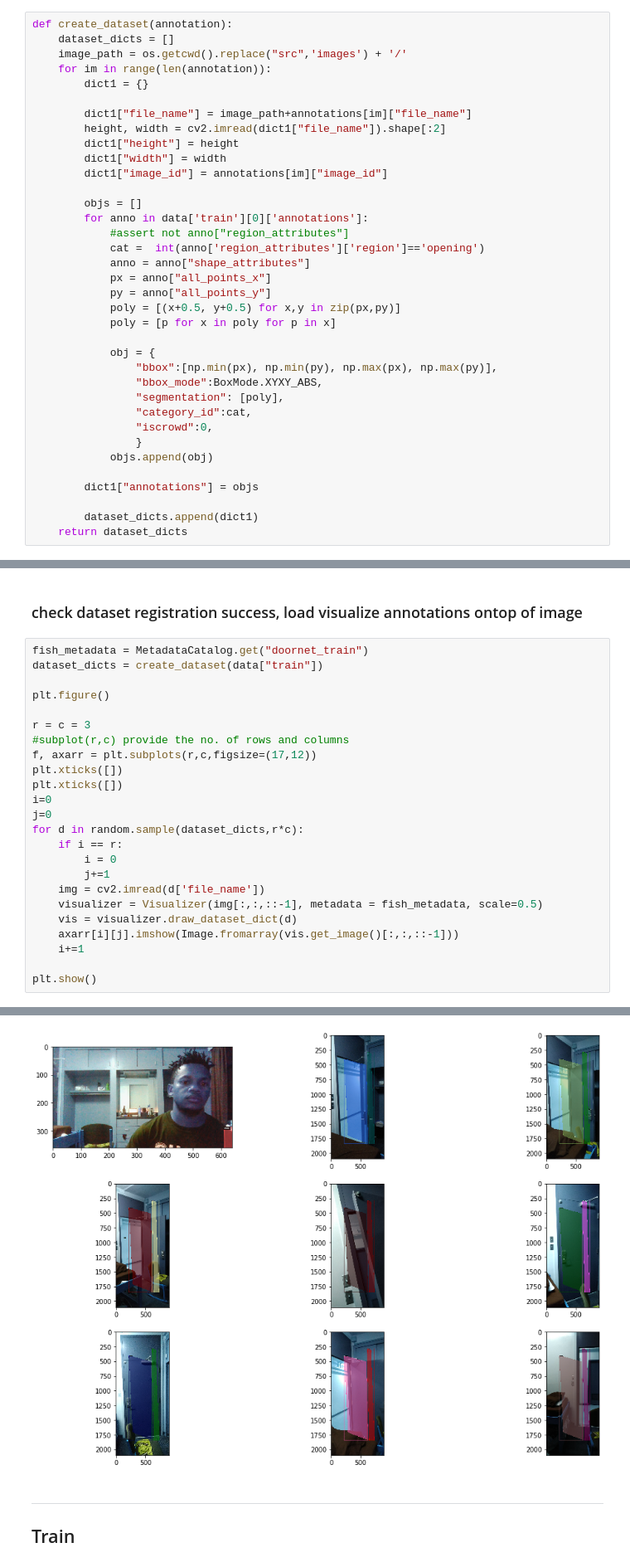
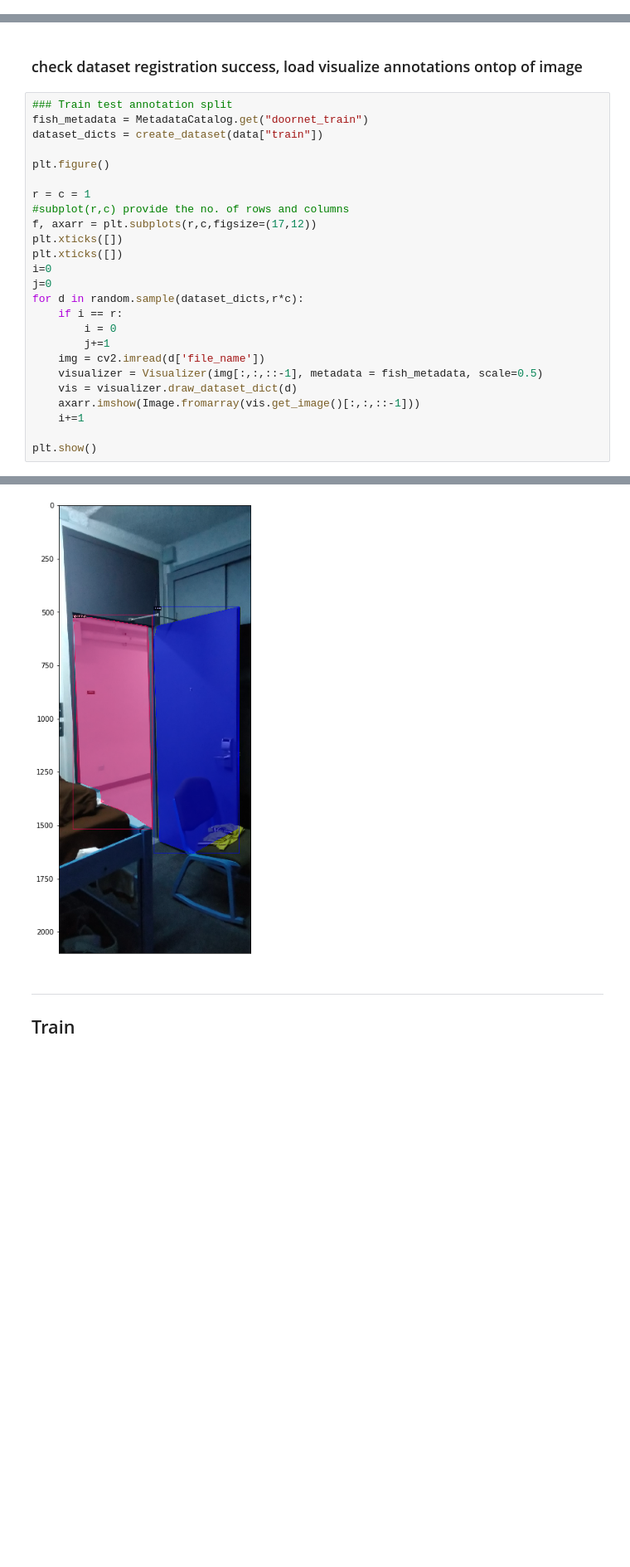
Before and after one commit to DeepsMoseli/detectron2-dormalarm, a Jupyter notebook: src/doortectron2.ipynb, the cells around one changed output, grey strips where cells are left out. Shown: that part at 83% size. Cells and saved outputs as stored; diff of their text form; blank space fills up the shorter version.

```diff
--- a/src/doortectron2.ipynb
+++ b/src/doortectron2.ipynb
@@ -72,36 +122,0 @@ first need to register a dataset in the coco formart  to work with predefined da
-# %%
-def create_dataset(annotation):
-    dataset_dicts = []
-    image_path = os.getcwd().replace("src",'images') + '/'
-    for im in range(len(annotation)):
-        dict1 = {}
-
-        dict1["file_name"] = image_path+annotations[im]["file_name"]
-        height, width = cv2.imread(dict1["file_name"]).shape[:2]
-        dict1["height"] = height
-        dict1["width"] = width
-        dict1["image_id"] = annotations[im]["image_id"]
-
-        objs = []
-        for anno in data['train'][0]['annotations']:
-            #assert not anno["region_attributes"]
-            cat =  int(anno['region_attributes']['region']=='opening')
-            anno = anno["shape_attributes"]
-            px = anno["all_points_x"]
-            py = anno["all_points_y"]
-            poly = [(x+0.5, y+0.5) for x,y in zip(px,py)]
-            poly = [p for x in poly for p in x]
-
-            obj = {
-                "bbox":[np.min(px), np.min(py), np.max(px), np.max(py)],
-                "bbox_mode":BoxMode.XYXY_ABS,
-                "segmentation": [poly],
-                "category_id":cat,
-                "iscrowd":0,
-                }
-            objs.append(obj)
-
-        dict1["annotations"] = objs
-
-        dataset_dicts.append(dict1)
-    return dataset_dicts
@@ -116,12 +123,13 @@ for d_set in data:
 # %% [markdown]
 ### check dataset registration success, load visualize annotations ontop of image
 # %%
+### Train test annotation split
 fish_metadata = MetadataCatalog.get("doornet_train")
 dataset_dicts = create_dataset(data["train"])
 
 plt.figure()
 
-r = c = 3
+r = c = 1
 #subplot(r,c) provide the no. of rows and columns
 f, axarr = plt.subplots(r,c,figsize=(17,12))
 plt.xticks([])
@@ -135,7 +143,7 @@ for d in random.sample(dataset_dicts,r*c):
     img = cv2.imread(d['file_name'])
     visualizer = Visualizer(img[:,:,::-1], metadata = fish_metadata, scale=0.5)
     vis = visualizer.draw_dataset_dict(d)
-    axarr[i][j].imshow(Image.fromarray(vis.get_image()[:,:,::-1]))
+    axarr.imshow(Image.fromarray(vis.get_image()[:,:,::-1]))
     i+=1
 
 plt.show()
@@ -144,4 +156,4 @@ plt.show()
-[figure, old version]
+[figure, new version]
 # %% [markdown]
 -----
 
```
Also changed, not shown: parts of 24 cells of this notebook.
